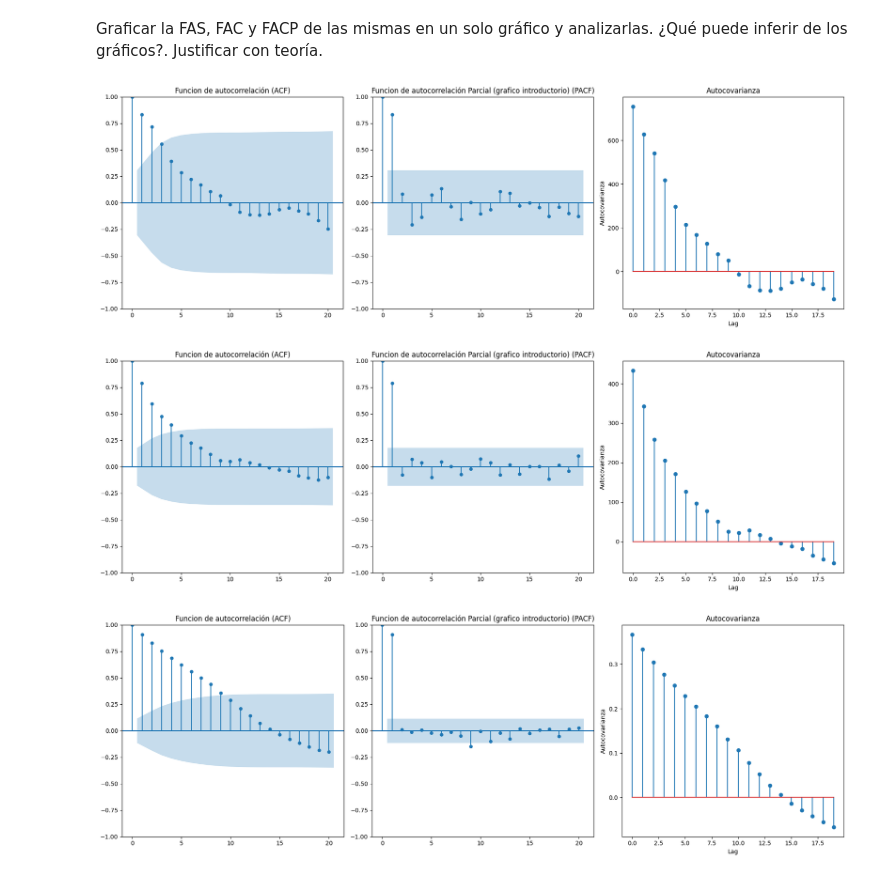
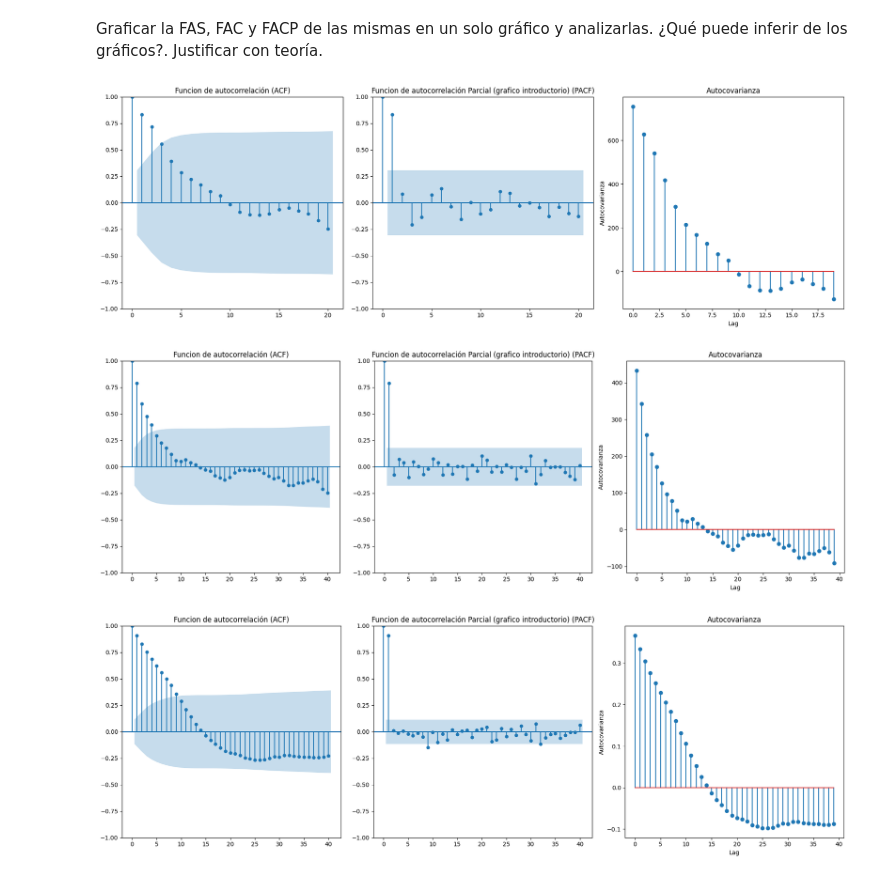
Before and after one commit to FedericoBorbiconi/series_de_tiempo, a Jupyter notebook: src/tp1.ipynb, the cells around one changed output. Cells and saved outputs as stored; diff of their text form; code cells hidden in the pictures.

```diff
--- a/src/tp1.ipynb
+++ b/src/tp1.ipynb
@@ -242,9 +250,9 @@ def graficar_acf_pacf_autocovarianza(data, lags=10):
     plt.show();
 # %%
 graficar_acf_pacf_autocovarianza(data1, lags=20)
-graficar_acf_pacf_autocovarianza(data2, lags=20)
-graficar_acf_pacf_autocovarianza(data3, lags=20)
+graficar_acf_pacf_autocovarianza(data2, lags=40)
+graficar_acf_pacf_autocovarianza(data3, lags=40)
 # %% [output]
 [figure]
-[figure, old version]
+[figure, new version]
-[figure, old version]
+[figure, new version]
```
Also changed, not shown: parts of 6 cells of this notebook.
